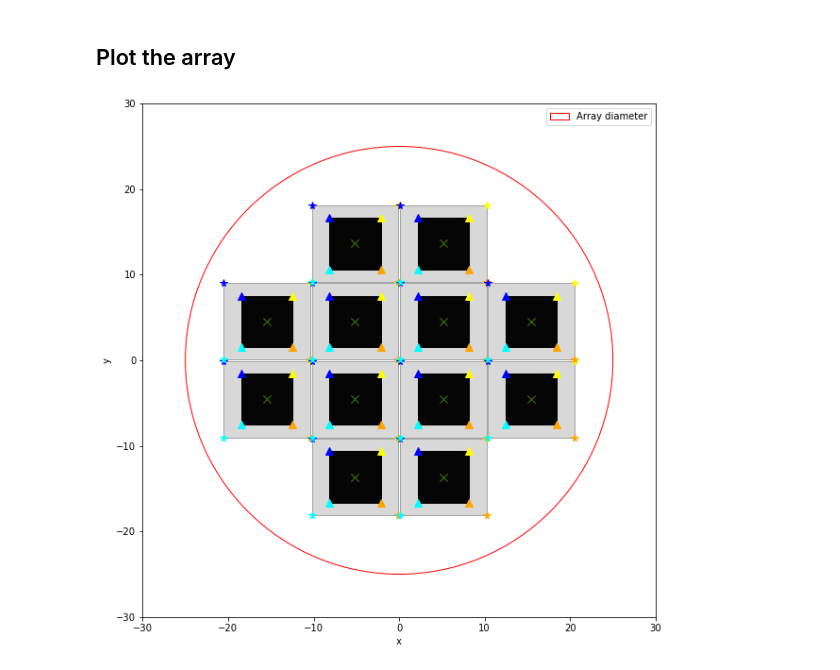
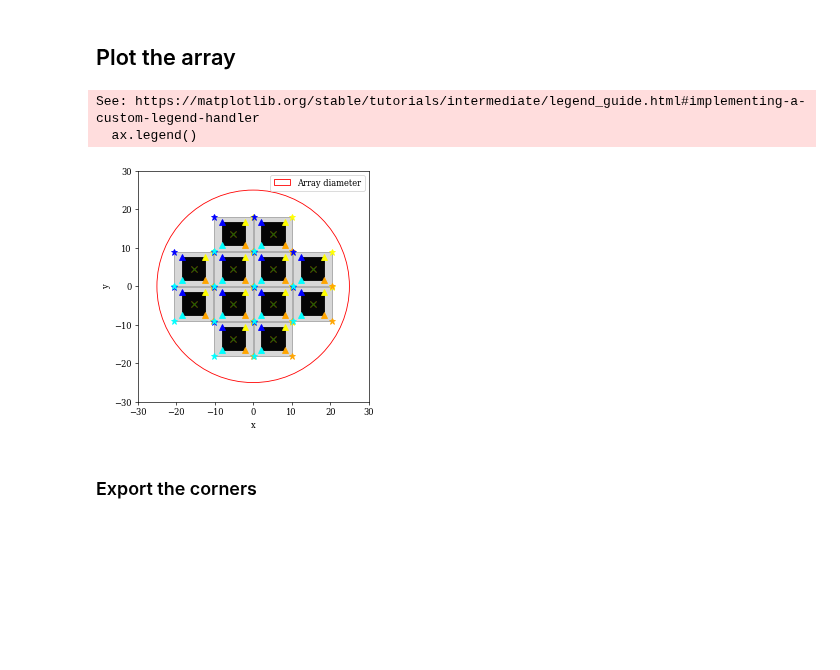
Before and after one commit to ricmperes/sipmarray, a Jupyter notebook: notebooks/make_array_geometry.ipynb, the cells around one changed output. Cells and saved outputs as stored; diff of their text form; code cells hidden in the pictures; blank space fills up the shorter version.

```diff
--- a/notebooks/make_array_geometry.ipynb
+++ b/notebooks/make_array_geometry.ipynb
@@ -4,3 +4,7 @@
 # %%
 import matplotlib.pyplot as plt
+
+plt.rcParams['figure.figsize'] = [5, 5]
+plt.rcParams['figure.dpi'] = 60
+plt.rcParams['font.family'] = 'serif'
 # %%
@@ -44,11 +48,11 @@ Number of SiPMs:  12
 active_centres = array.get_centres()
 geometric_centre = array.get_centres(active_area=False)
 
-fig, ax = plt.subplots(1,1, figsize = (10,10))
+fig, ax = plt.subplots(1,1)
 fig, ax = array.plot_sipm_array(figax= (fig,ax))
 
-corners_active = array.export_corners_active()
-corners_package = array.export_corners_package()
+corners_active = array.get_corners_active()
+corners_package = array.get_corners_package()
 
 for centre_i in range(array.n_sipms):
     _x_active = active_centres[0,centre_i]
@@ -64,32 +68,36 @@ for centre_i in range(array.n_sipms):
     _bx_corner = corners_active[2,centre_i]
     _by_corner = corners_active[3,centre_i]
     _cx_corner = corners_active[4,centre_i]
     _cy_corner = corners_active[5,centre_i]
     _dx_corner = corners_active[6,centre_i]
     _dy_corner = corners_active[7,centre_i]
 
     ax.plot(_ax_corner, _ay_corner, '^', color = 'blue', markersize = 8)
     ax.plot(_bx_corner, _by_corner, '^', color = 'yellow', markersize = 8)
     ax.plot(_cx_corner, _cy_corner, '^', color = 'orange', markersize = 8)
     ax.plot(_dx_corner, _dy_corner, '^', color = 'cyan', markersize = 8)
 
     _ax_corner = corners_package[0,centre_i]
     _ay_corner = corners_package[1,centre_i]
     _bx_corner = corners_package[2,centre_i]
     _by_corner = corners_package[3,centre_i]
     _cx_corner = corners_package[4,centre_i]
     _cy_corner = corners_package[5,centre_i]
     _dx_corner = corners_package[6,centre_i]
     _dy_corner = corners_package[7,centre_i]
 
     ax.plot(_ax_corner, _ay_corner, '*', color = 'blue', markersize = 8)
     ax.plot(_bx_corner, _by_corner, '*', color = 'yellow', markersize = 8)
     ax.plot(_cx_corner, _cy_corner, '*', color = 'orange', markersize = 8)
     ax.plot(_dx_corner, _dy_corner, '*', color = 'cyan', markersize = 8)
 
 
 fig.savefig('test.pdf')
 plt.show()
 # %% [output]
+See: https://matplotlib.org/stable/tutorials/intermediate/legend_guide.html#implementing-a-custom-legend-handler
+  ax.legend()
-[figure, old version]
+[figure, new version]
+# %% [markdown]
+### Export the corners
 # %%
```
Also changed, not shown: parts of 5 cells of this notebook, 3 other files.
